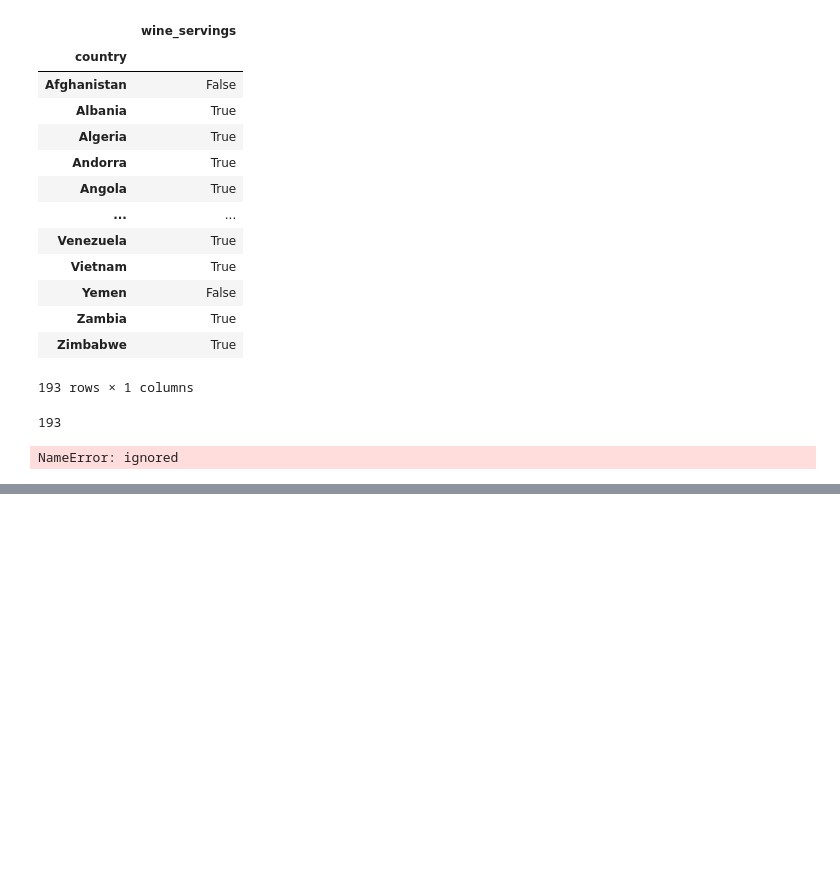
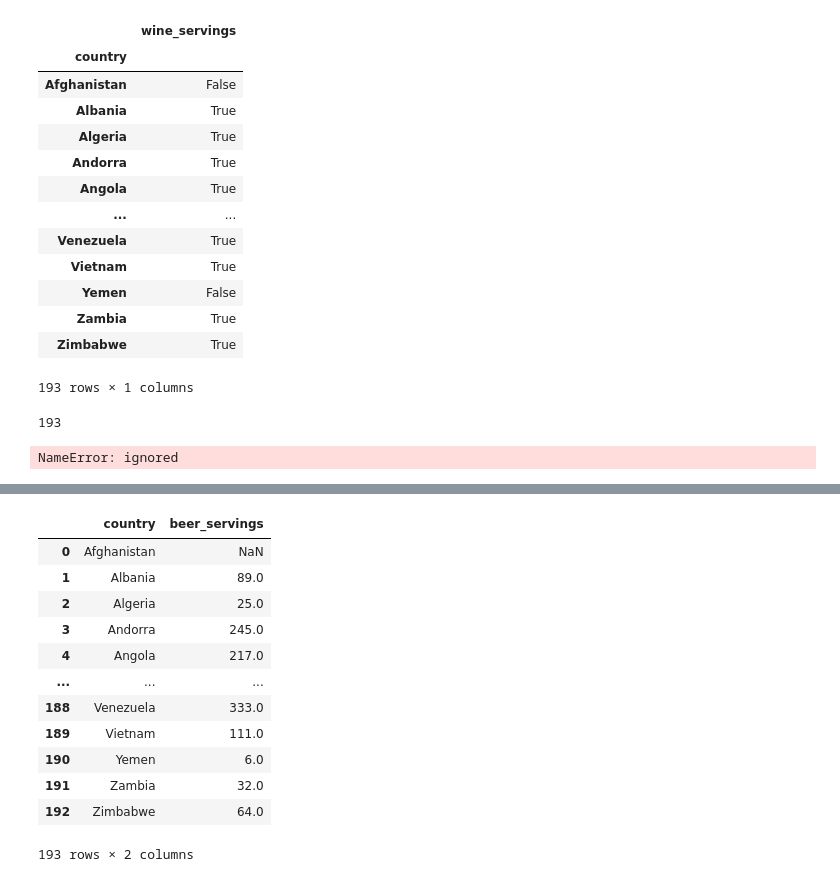
Before and after one commit to MSubham1997/bsnew, a Jupyter notebook: series_method_handling_.ipynb, the cells around one changed output, grey strips where cells are left out. Cells and saved outputs as stored; diff of their text form; code cells hidden in the pictures; blank space fills up the shorter version.

```diff
--- a/series_method_handling_.ipynb
+++ b/series_method_handling_.ipynb
@@ -545,0 +1269,16 @@ NameError: ignored
+# %%
+pd.read_csv('https://andybek.com/pandas-drinks',usecols=['country','beer_servings'])
+# %% [output]
+|  | country | beer_servings |
+| 0 | Afghanistan | NaN |
+| 1 | Albania | 89.0 |
+| 2 | Algeria | 25.0 |
+| 3 | Andorra | 245.0 |
+| 4 | Angola | 217.0 |
+| ... | ... | ... |
+| 188 | Venezuela | 333.0 |
+| 189 | Vietnam | 111.0 |
+| 190 | Yemen | 6.0 |
+| 191 | Zambia | 32.0 |
+| 192 | Zimbabwe | 64.0 |
+193 rows × 2 columns
```
Also changed, not shown: parts of 93 cells of this notebook.
